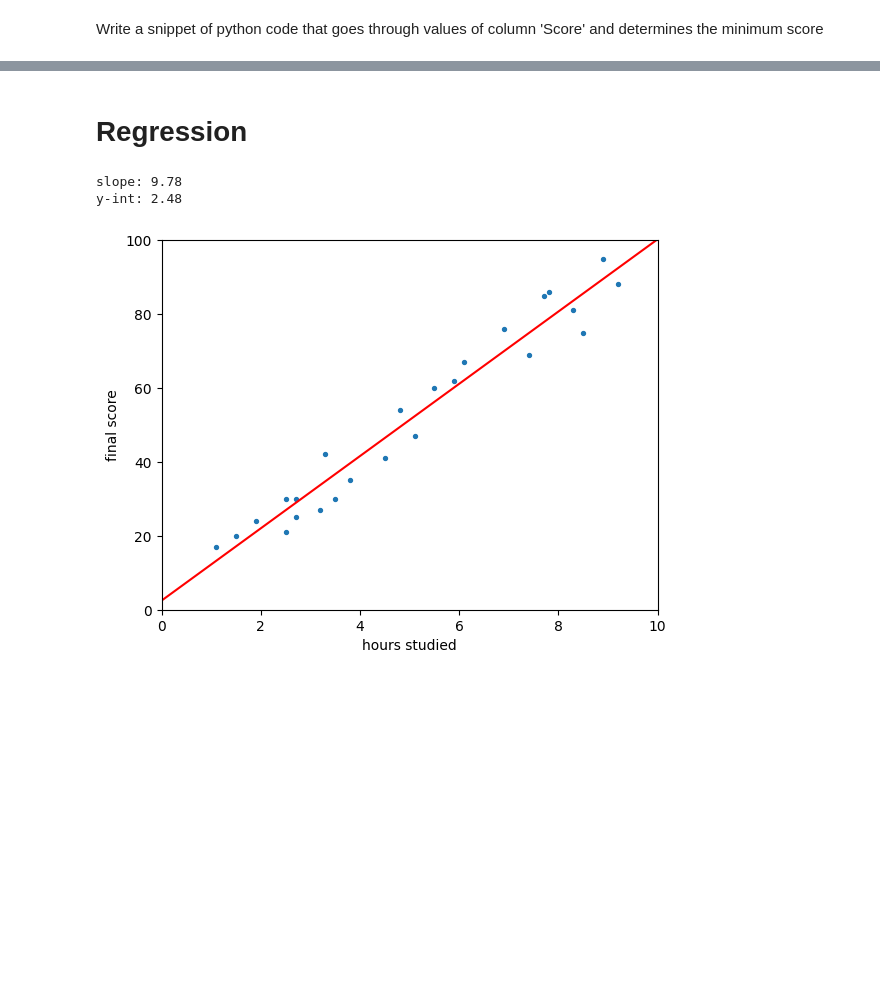
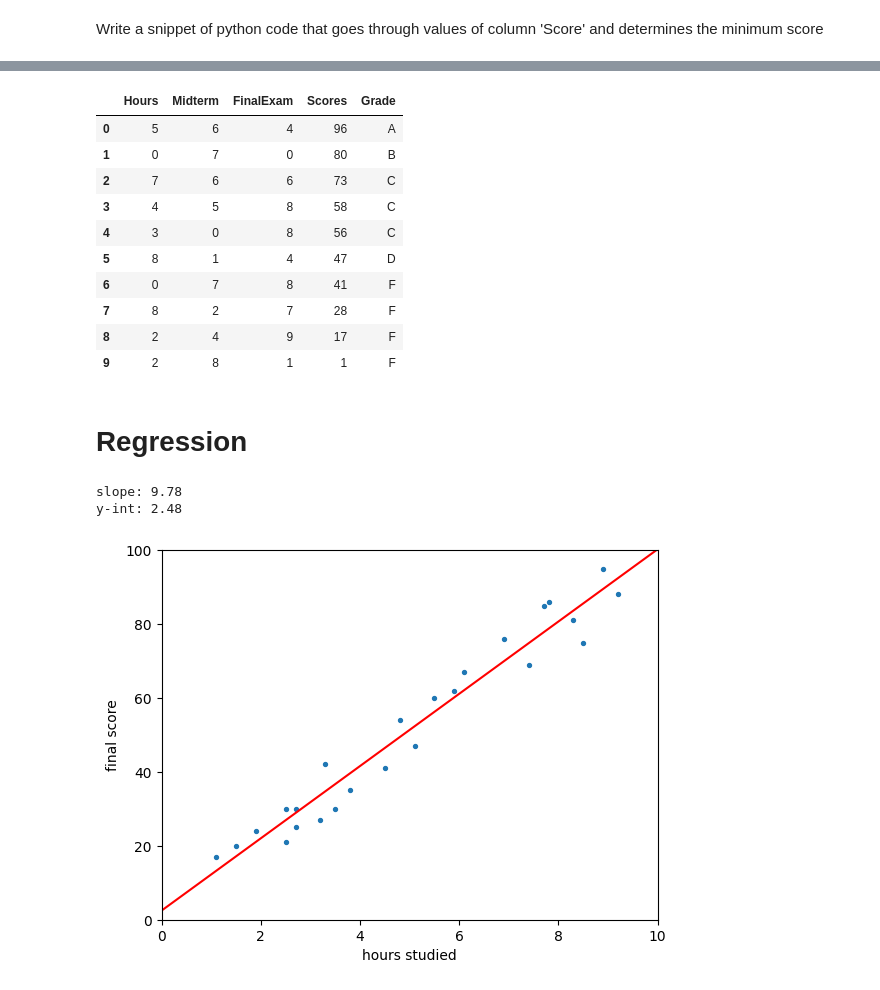
Before and after one commit to LoganHFink/SF-2, a Jupyter notebook: Week3/regression.ipynb, the cells around one changed output, grey strips where cells are left out. Drawn from its saved outputs; the diff is of its cells as text; code cells hidden in the pictures; blank space fills up the shorter version.

Commit message:
Fixed some code in the dataframe files

```diff
--- a/Week3/regression.ipynb
+++ b/Week3/regression.ipynb
@@ -97,27 +116,41 @@ print(min)
 # %%
 import random
 
 data = {'Hours' : [],
         'Midterm' : [],
         'FinalExam' : [],
         'Scores' : [],
         'Grade' : []}
 
 scores = []
 grades = []
 
 for _ in range(0,10):
     data['Hours'].append(random.randrange(0,10))
     data['Midterm'].append(random.randrange(0,10))
     data['FinalExam'].append(random.randrange(0,10))
     scores.append(random.randrange(0,100))
     grades.append(random.choice(['A','B','C','D','F']))
 
 data['Scores'].extend(sorted(scores,reverse='reverse'))
 data['Grade'].extend(sorted(grades))
 
+pd.DataFrame(data)
+
 #data_df = pd.DataFrame(data)
 #data_df.to_csv('Student_Grades.csv',index = True)
+# %% [output]
+|  | Hours | Midterm | FinalExam | Scores | Grade |
+| 0 | 5 | 6 | 4 | 96 | A |
+| 1 | 0 | 7 | 0 | 80 | B |
+| 2 | 7 | 6 | 6 | 73 | C |
+| 3 | 4 | 5 | 8 | 58 | C |
+| 4 | 3 | 0 | 8 | 56 | C |
+| 5 | 8 | 1 | 4 | 47 | D |
+| 6 | 0 | 7 | 8 | 41 | F |
+| 7 | 8 | 2 | 7 | 28 | F |
+| 8 | 2 | 4 | 9 | 17 | F |
+| 9 | 2 | 8 | 1 | 1 | F |
 # %% [markdown]
 # Regression
 # %%
```
Also changed, not shown: parts of 3 cells of this notebook, 11 other files.
